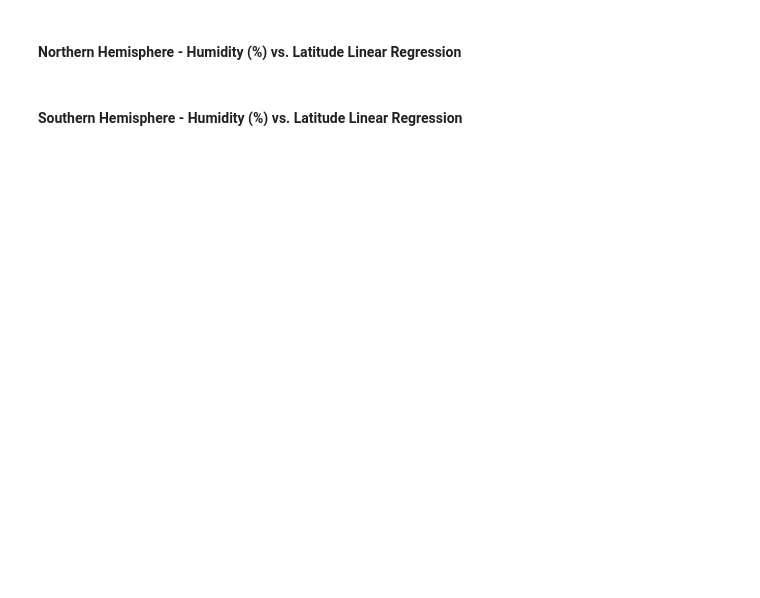
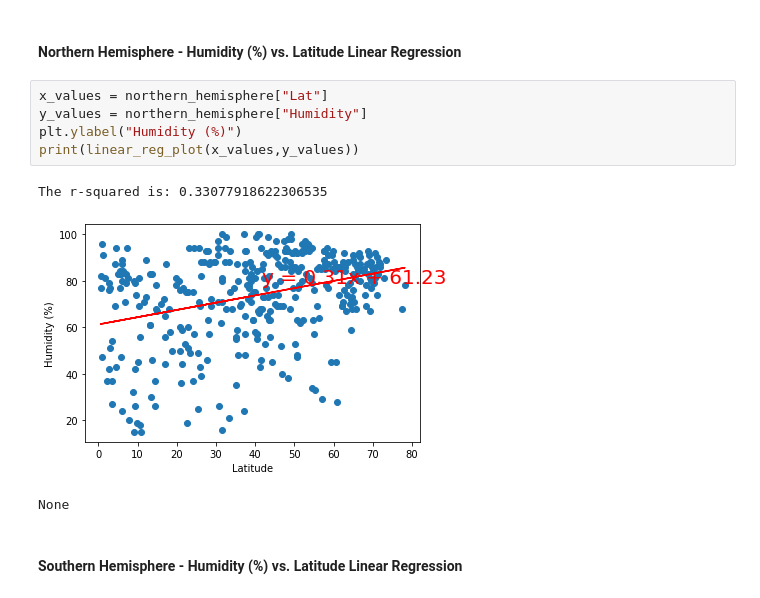
Before and after one commit to emersonmolett/python-api-challenge, a Jupyter notebook: WeatherPy/WeatherPy.ipynb, the cells around one changed output. Saved outputs shown, nothing was run; the diff lists cells and outputs as text; blank space fills up the shorter version.

```diff
--- a/WeatherPy/WeatherPy.ipynb
+++ b/WeatherPy/WeatherPy.ipynb
@@ -233,4 +264,13 @@ plt.show
 # %% [markdown]
 ####  Northern Hemisphere - Humidity (%) vs. Latitude Linear Regression
+# %%
+x_values = northern_hemisphere["Lat"]
+y_values = northern_hemisphere["Humidity"]
+plt.ylabel("Humidity (%)")
+print(linear_reg_plot(x_values,y_values))
+# %% [output]
+The r-squared is: 0.33077918622306535
+[figure, added]
+None
 # %% [markdown]
 ####  Southern Hemisphere - Humidity (%) vs. Latitude Linear Regression
```
Also changed, not shown: parts of 8 cells of this notebook.
